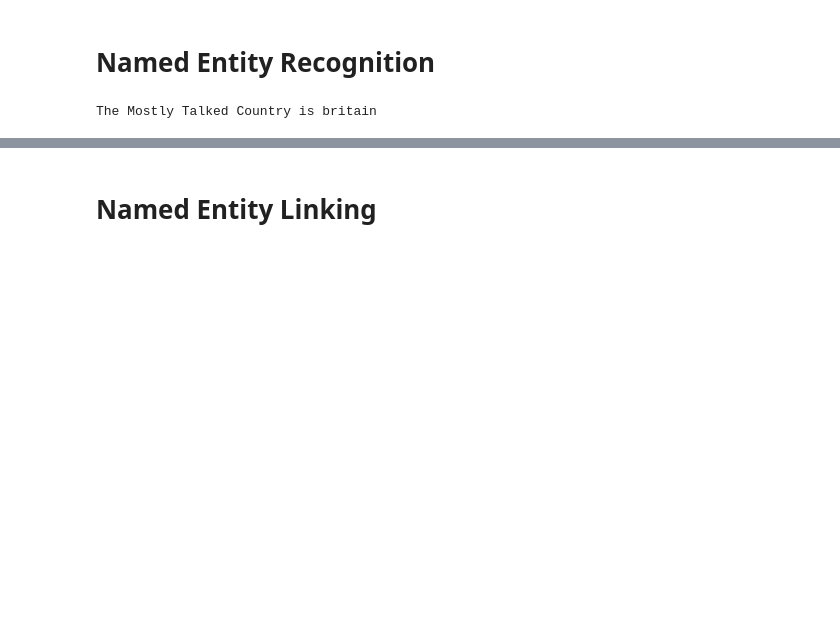
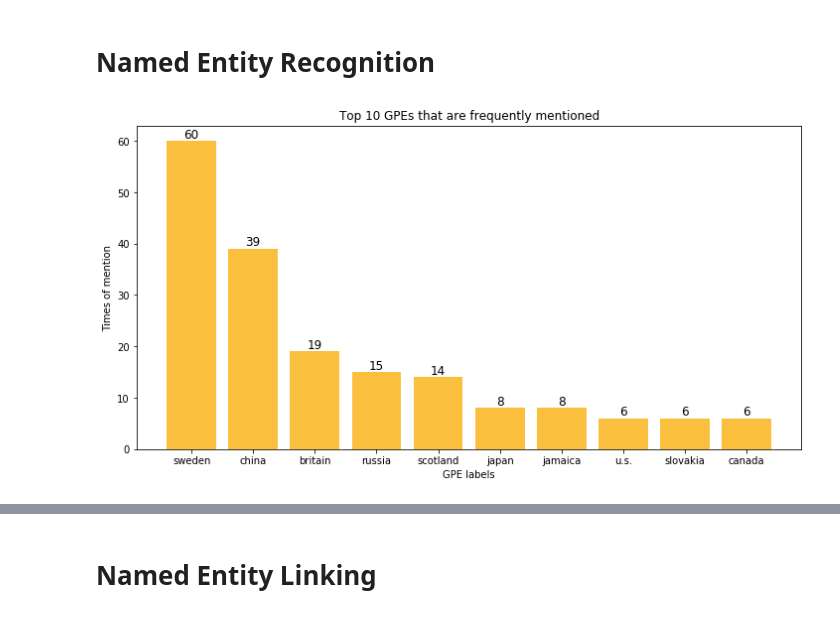
Before and after one commit to Zhayu517/SMA-Text-Mining, a Jupyter notebook: CW2.ipynb, the cells around one changed output, grey strips where cells are left out. Cells and saved outputs as stored; diff of their text form; code cells hidden in the pictures; blank space fills up the shorter version.

```diff
--- a/CW2.ipynb
+++ b/CW2.ipynb
@@ -368,9 +379,17 @@ for tweet_text in unique_tweets:
                 countries[tweet] = 1
             elif tweet not in stop_words:
                 countries[tweet] += 1
-# %%
-countries = {k: v for k, v in sorted(countries.items(), key=lambda item: item[1], reverse=True)}
-mostly_talked_country = list(countries.keys())[0]
-print("The Mostly Talked Country is", mostly_talked_country)
-# %% [output]
-The Mostly Talked Country is britain
+# %%
+countries = {k: v for k, v in sorted(countries.items(), key=lambda item: item[1], reverse=True)}
+names = list(countries.keys())[0:10]
+values = list(countries.values())[0:10]
+plt.figure(figsize=(12,6))
+plt.ylabel('Times of mention')
+plt.xlabel('GPE labels')
+plt.title('Top 10 GPEs that are frequently mentioned')
+plt.bar(range(10), values, tick_label=names, color = '#fac03d')
+for _x, _y in zip(np.arange(10), values):
+    plt.text(_x, _y, _y, ha='center', va='bottom', size=12, c='black')
+plt.show()
+# %% [output]
+[figure, added]
```
Also changed, not shown: parts of 18 cells of this notebook, 1 other file.
